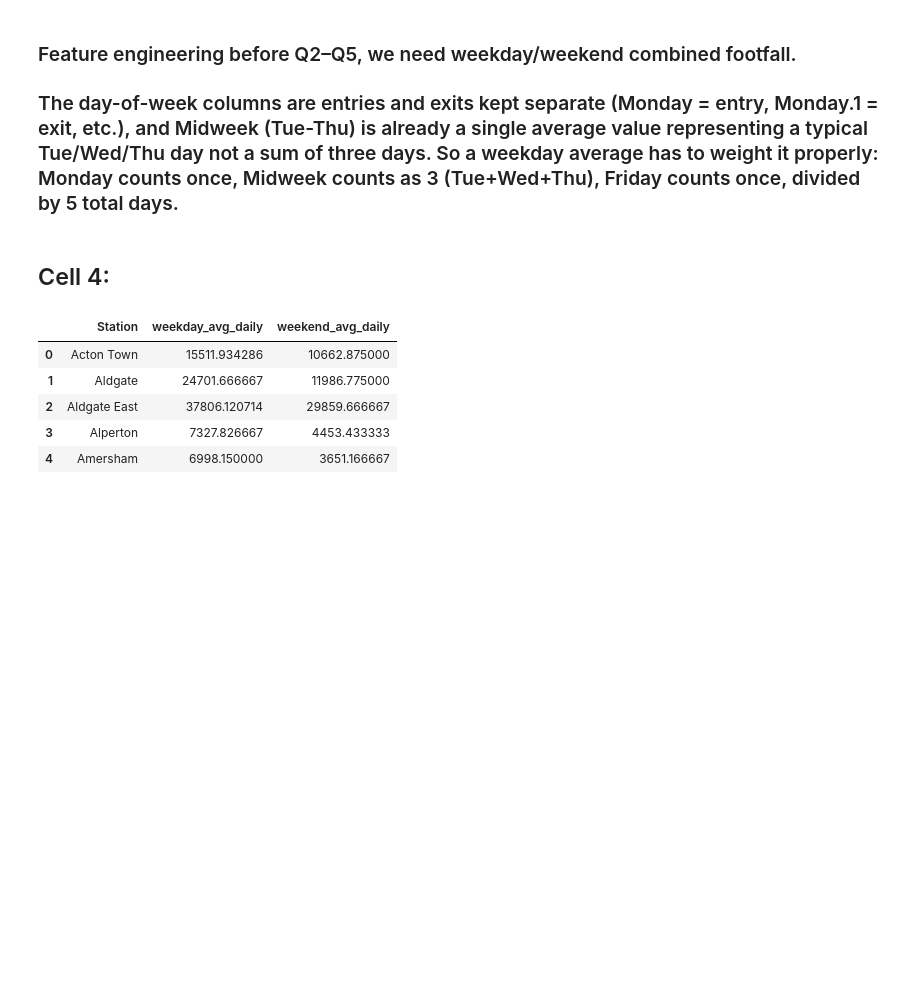
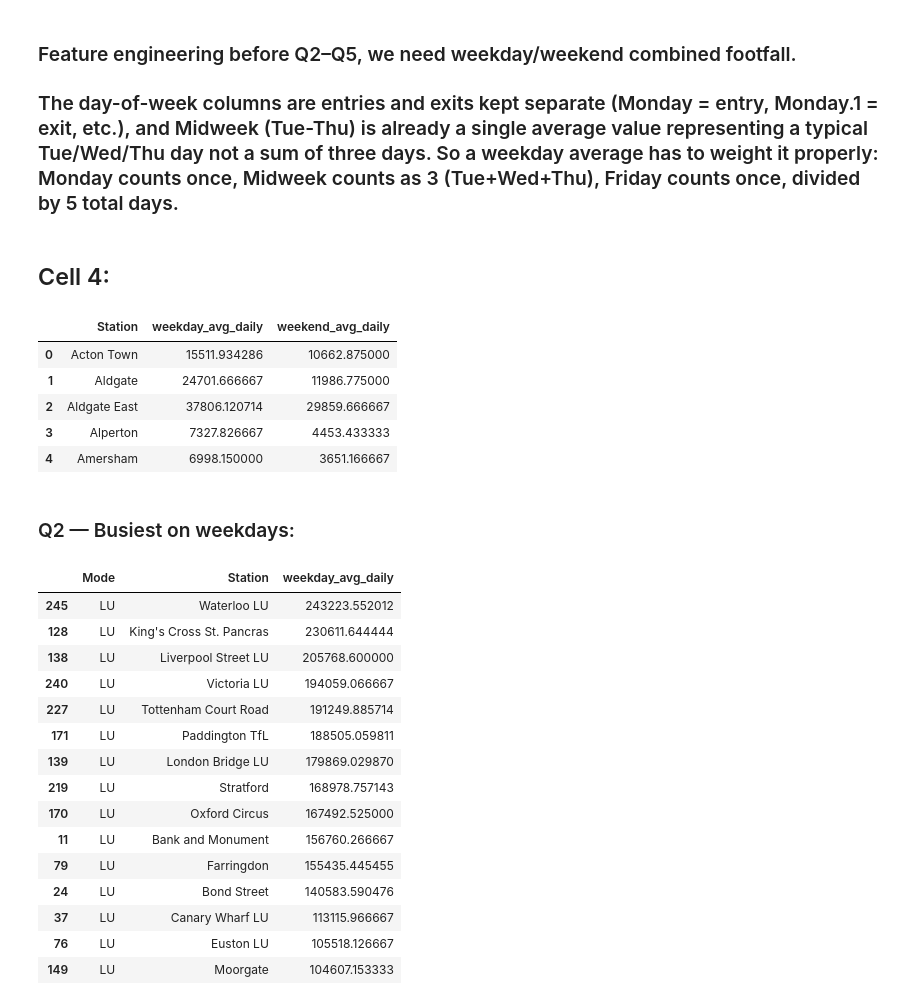
Before and after one commit to gurvinder604/london-underground-passenger-demand-2025, a Jupyter notebook: notebooks/02_eda_business_questions.ipynb, the cells around one changed output. Drawn from its saved outputs; the diff is of its cells as text; code cells hidden in the pictures; blank space fills up the shorter version.

```diff
--- a/notebooks/02_eda_business_questions.ipynb
+++ b/notebooks/02_eda_business_questions.ipynb
@@ -106,3 +106,25 @@ day_level_df[['Station', 'weekday_avg_daily', 'weekend_avg_daily']].head()
 | 2 | Aldgate East | 37806.120714 | 29859.666667 |
 | 3 | Alperton | 7327.826667 | 4453.433333 |
 | 4 | Amersham | 6998.150000 | 3651.166667 |
+# %% [markdown]
+### Q2 — Busiest on weekdays:
+# %%
+busiest_weekday = day_level_df.sort_values('weekday_avg_daily', ascending=False).head(15)
+busiest_weekday[['Mode', 'Station', 'weekday_avg_daily']]
+# %% [output]
+|  | Mode | Station | weekday_avg_daily |
+| 245 | LU | Waterloo LU | 243223.552012 |
+| 128 | LU | King's Cross St. Pancras | 230611.644444 |
+| 138 | LU | Liverpool Street LU | 205768.600000 |
+| 240 | LU | Victoria LU | 194059.066667 |
+| 227 | LU | Tottenham Court Road | 191249.885714 |
+| 171 | LU | Paddington TfL | 188505.059811 |
+| 139 | LU | London Bridge LU | 179869.029870 |
+| 219 | LU | Stratford | 168978.757143 |
+| 170 | LU | Oxford Circus | 167492.525000 |
+| 11 | LU | Bank and Monument | 156760.266667 |
+| 79 | LU | Farringdon | 155435.445455 |
+| 24 | LU | Bond Street | 140583.590476 |
+| 37 | LU | Canary Wharf LU | 113115.966667 |
+| 76 | LU | Euston LU | 105518.126667 |
+| 149 | LU | Moorgate | 104607.153333 |
```
Also changed, not shown: parts of 6 cells of this notebook.
